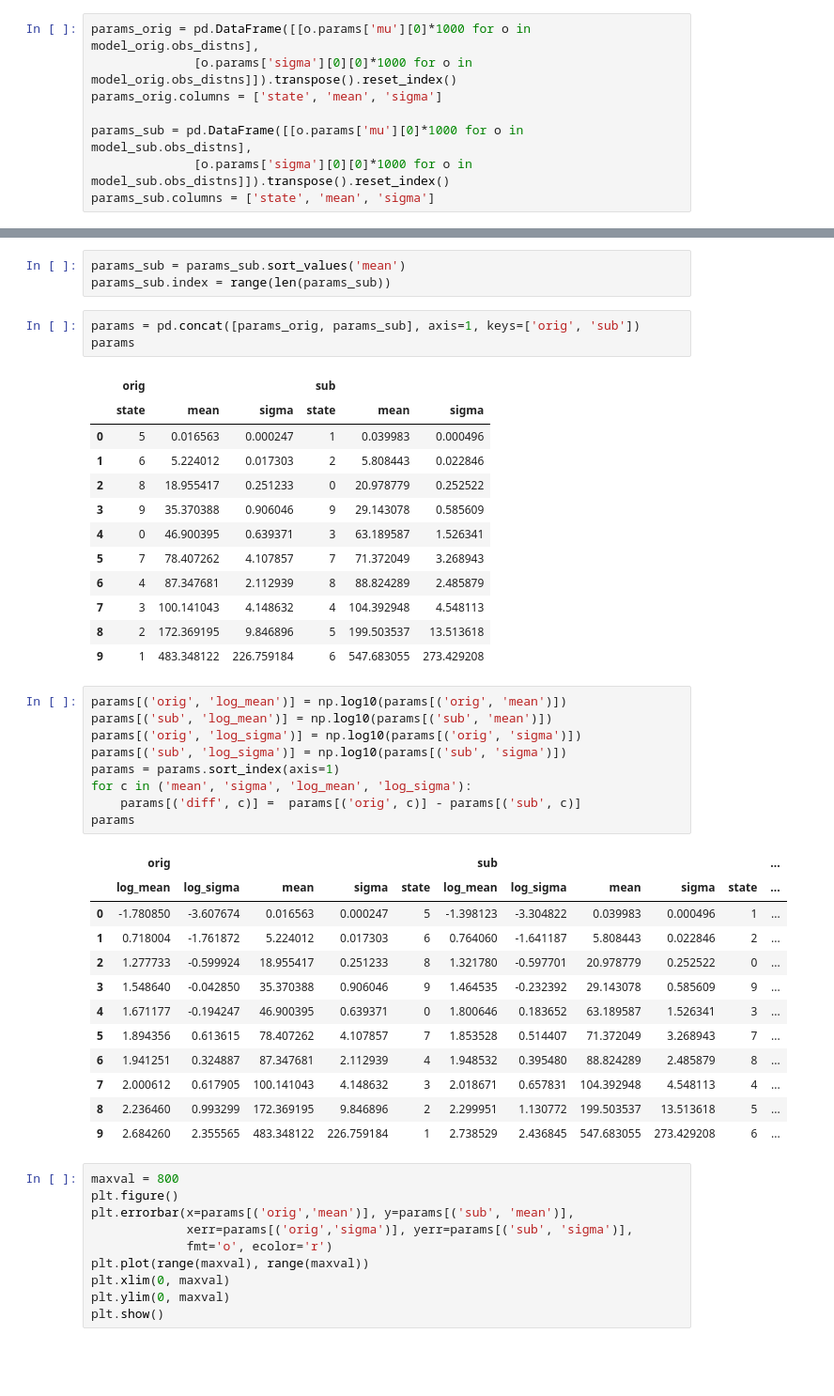
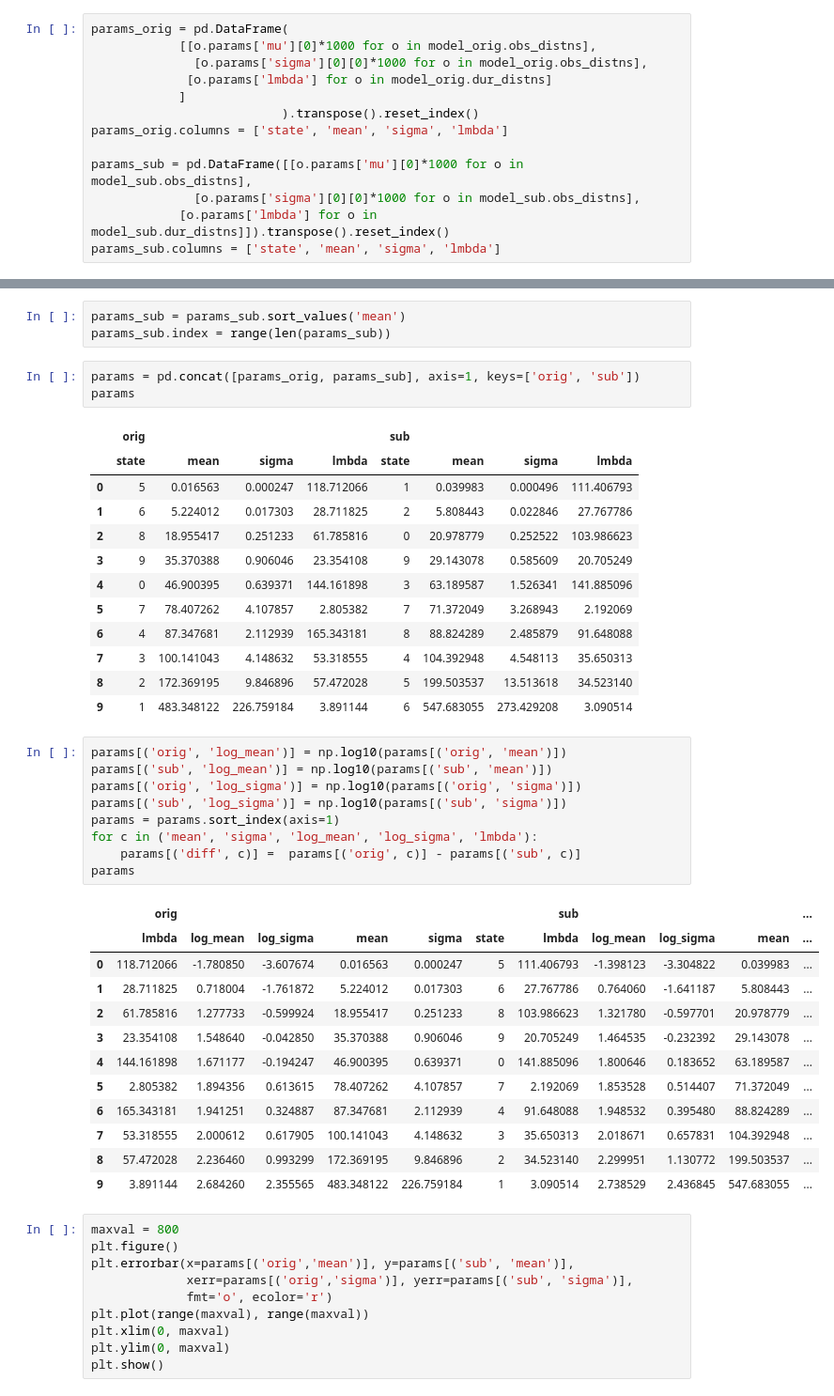
Before and after one commit to wadpac/millenniumcohort-acc, a Jupyter notebook: python/notebooks/Reproducibility.ipynb, the cells around one changed output, grey strips where cells are left out. Shown at 94% size. Drawn from its saved outputs; the diff is of its cells as text; blank space fills up the shorter version.

```diff
--- a/python/notebooks/Reproducibility.ipynb
+++ b/python/notebooks/Reproducibility.ipynb
@@ -25,13 +25,18 @@ with open(model_file_orig, 'r') as f:
 with open(model_file_sub, 'r') as f:
     model_sub = pickle.load(file=f)
 # %%
-params_orig = pd.DataFrame([[o.params['mu'][0]*1000 for o in model_orig.obs_distns],
-              [o.params['sigma'][0][0]*1000 for o in model_orig.obs_distns]]).transpose().reset_index()
-params_orig.columns = ['state', 'mean', 'sigma']
+params_orig = pd.DataFrame(
+            [[o.params['mu'][0]*1000 for o in model_orig.obs_distns],
+              [o.params['sigma'][0][0]*1000 for o in model_orig.obs_distns],
+             [o.params['lmbda'] for o in model_orig.dur_distns]
+            ]
+                          ).transpose().reset_index()
+params_orig.columns = ['state', 'mean', 'sigma', 'lmbda']
 
 params_sub = pd.DataFrame([[o.params['mu'][0]*1000 for o in model_sub.obs_distns],
-              [o.params['sigma'][0][0]*1000 for o in model_sub.obs_distns]]).transpose().reset_index()
-params_sub.columns = ['state', 'mean', 'sigma']
+              [o.params['sigma'][0][0]*1000 for o in model_sub.obs_distns],
+            [o.params['lmbda'] for o in model_sub.dur_distns]]).transpose().reset_index()
+params_sub.columns = ['state', 'mean', 'sigma', 'lmbda']
 # %%
 params_orig = params_orig.sort_values('mean')
 params_orig.index = range(len(params_orig))
@@ -42,40 +47,40 @@ params_sub.index = range(len(params_sub))
 params = pd.concat([params_orig, params_sub], axis=1, keys=['orig', 'sub'])
 params
 # %% [output]
-|  | orig |  |  | sub |  |  |
-|  | state | mean | sigma | state | mean | sigma |
-| 0 | 5 | 0.016563 | 0.000247 | 1 | 0.039983 | 0.000496 |
-| 1 | 6 | 5.224012 | 0.017303 | 2 | 5.808443 | 0.022846 |
-| 2 | 8 | 18.955417 | 0.251233 | 0 | 20.978779 | 0.252522 |
-| 3 | 9 | 35.370388 | 0.906046 | 9 | 29.143078 | 0.585609 |
-| 4 | 0 | 46.900395 | 0.639371 | 3 | 63.189587 | 1.526341 |
-| 5 | 7 | 78.407262 | 4.107857 | 7 | 71.372049 | 3.268943 |
-| 6 | 4 | 87.347681 | 2.112939 | 8 | 88.824289 | 2.485879 |
-| 7 | 3 | 100.141043 | 4.148632 | 4 | 104.392948 | 4.548113 |
-| 8 | 2 | 172.369195 | 9.846896 | 5 | 199.503537 | 13.513618 |
-| 9 | 1 | 483.348122 | 226.759184 | 6 | 547.683055 | 273.429208 |
+|  | orig |  |  |  | sub |  |  |  |
+|  | state | mean | sigma | lmbda | state | mean | sigma | lmbda |
+| 0 | 5 | 0.016563 | 0.000247 | 118.712066 | 1 | 0.039983 | 0.000496 | 111.406793 |
+| 1 | 6 | 5.224012 | 0.017303 | 28.711825 | 2 | 5.808443 | 0.022846 | 27.767786 |
+| 2 | 8 | 18.955417 | 0.251233 | 61.785816 | 0 | 20.978779 | 0.252522 | 103.986623 |
+| 3 | 9 | 35.370388 | 0.906046 | 23.354108 | 9 | 29.143078 | 0.585609 | 20.705249 |
+| 4 | 0 | 46.900395 | 0.639371 | 144.161898 | 3 | 63.189587 | 1.526341 | 141.885096 |
+| 5 | 7 | 78.407262 | 4.107857 | 2.805382 | 7 | 71.372049 | 3.268943 | 2.192069 |
+| 6 | 4 | 87.347681 | 2.112939 | 165.343181 | 8 | 88.824289 | 2.485879 | 91.648088 |
+| 7 | 3 | 100.141043 | 4.148632 | 53.318555 | 4 | 104.392948 | 4.548113 | 35.650313 |
+| 8 | 2 | 172.369195 | 9.846896 | 57.472028 | 5 | 199.503537 | 13.513618 | 34.523140 |
+| 9 | 1 | 483.348122 | 226.759184 | 3.891144 | 6 | 547.683055 | 273.429208 | 3.090514 |
 # %%
 params[('orig', 'log_mean')] = np.log10(params[('orig', 'mean')])
 params[('sub', 'log_mean')] = np.log10(params[('sub', 'mean')])
 params[('orig', 'log_sigma')] = np.log10(params[('orig', 'sigma')])
 params[('sub', 'log_sigma')] = np.log10(params[('sub', 'sigma')])
 params = params.sort_index(axis=1)
-for c in ('mean', 'sigma', 'log_mean', 'log_sigma'):
+for c in ('mean', 'sigma', 'log_mean', 'log_sigma', 'lmbda'):
     params[('diff', c)] =  params[('orig', c)] - params[('sub', c)]
 params
 # %% [output]
-|  | orig |  |  |  |  | sub |  |  |  |  | ... |
-|  | log_mean | log_sigma | mean | sigma | state | log_mean | log_sigma | mean | sigma | state | ... |
-| 0 | -1.780850 | -3.607674 | 0.016563 | 0.000247 | 5 | -1.398123 | -3.304822 | 0.039983 | 0.000496 | 1 | ... |
-| 1 | 0.718004 | -1.761872 | 5.224012 | 0.017303 | 6 | 0.764060 | -1.641187 | 5.808443 | 0.022846 | 2 | ... |
-| 2 | 1.277733 | -0.599924 | 18.955417 | 0.251233 | 8 | 1.321780 | -0.597701 | 20.978779 | 0.252522 | 0 | ... |
-| 3 | 1.548640 | -0.042850 | 35.370388 | 0.906046 | 9 | 1.464535 | -0.232392 | 29.143078 | 0.585609 | 9 | ... |
-| 4 | 1.671177 | -0.194247 | 46.900395 | 0.639371 | 0 | 1.800646 | 0.183652 | 63.189587 | 1.526341 | 3 | ... |
-| 5 | 1.894356 | 0.613615 | 78.407262 | 4.107857 | 7 | 1.853528 | 0.514407 | 71.372049 | 3.268943 | 7 | ... |
-| 6 | 1.941251 | 0.324887 | 87.347681 | 2.112939 | 4 | 1.948532 | 0.395480 | 88.824289 | 2.485879 | 8 | ... |
-| 7 | 2.000612 | 0.617905 | 100.141043 | 4.148632 | 3 | 2.018671 | 0.657831 | 104.392948 | 4.548113 | 4 | ... |
-| 8 | 2.236460 | 0.993299 | 172.369195 | 9.846896 | 2 | 2.299951 | 1.130772 | 199.503537 | 13.513618 | 5 | ... |
-| 9 | 2.684260 | 2.355565 | 483.348122 | 226.759184 | 1 | 2.738529 | 2.436845 | 547.683055 | 273.429208 | 6 | ... |
+|  | orig |  |  |  |  |  | sub |  |  |  | ... |
+|  | lmbda | log_mean | log_sigma | mean | sigma | state | lmbda | log_mean | log_sigma | mean | ... |
+| 0 | 118.712066 | -1.780850 | -3.607674 | 0.016563 | 0.000247 | 5 | 111.406793 | -1.398123 | -3.304822 | 0.039983 | ... |
+| 1 | 28.711825 | 0.718004 | -1.761872 | 5.224012 | 0.017303 | 6 | 27.767786 | 0.764060 | -1.641187 | 5.808443 | ... |
+| 2 | 61.785816 | 1.277733 | -0.599924 | 18.955417 | 0.251233 | 8 | 103.986623 | 1.321780 | -0.597701 | 20.978779 | ... |
+| 3 | 23.354108 | 1.548640 | -0.042850 | 35.370388 | 0.906046 | 9 | 20.705249 | 1.464535 | -0.232392 | 29.143078 | ... |
+| 4 | 144.161898 | 1.671177 | -0.194247 | 46.900395 | 0.639371 | 0 | 141.885096 | 1.800646 | 0.183652 | 63.189587 | ... |
+| 5 | 2.805382 | 1.894356 | 0.613615 | 78.407262 | 4.107857 | 7 | 2.192069 | 1.853528 | 0.514407 | 71.372049 | ... |
+| 6 | 165.343181 | 1.941251 | 0.324887 | 87.347681 | 2.112939 | 4 | 91.648088 | 1.948532 | 0.395480 | 88.824289 | ... |
+| 7 | 53.318555 | 2.000612 | 0.617905 | 100.141043 | 4.148632 | 3 | 35.650313 | 2.018671 | 0.657831 | 104.392948 | ... |
+| 8 | 57.472028 | 2.236460 | 0.993299 | 172.369195 | 9.846896 | 2 | 34.523140 | 2.299951 | 1.130772 | 199.503537 | ... |
+| 9 | 3.891144 | 2.684260 | 2.355565 | 483.348122 | 226.759184 | 1 | 3.090514 | 2.738529 | 2.436845 | 547.683055 | ... |
 # %%
 maxval = 800
 plt.figure()
```
Also changed, not shown: parts of 1 cell of this notebook.
